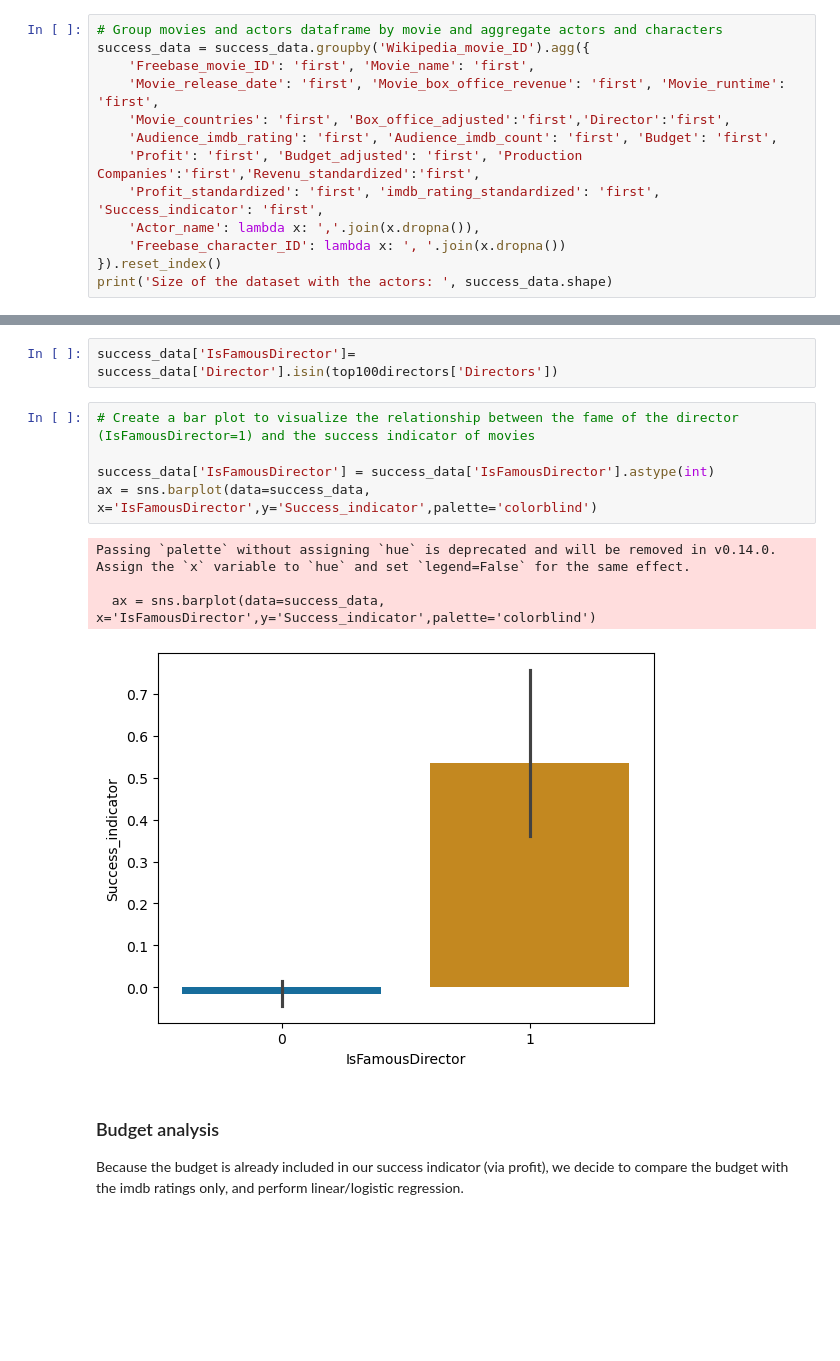
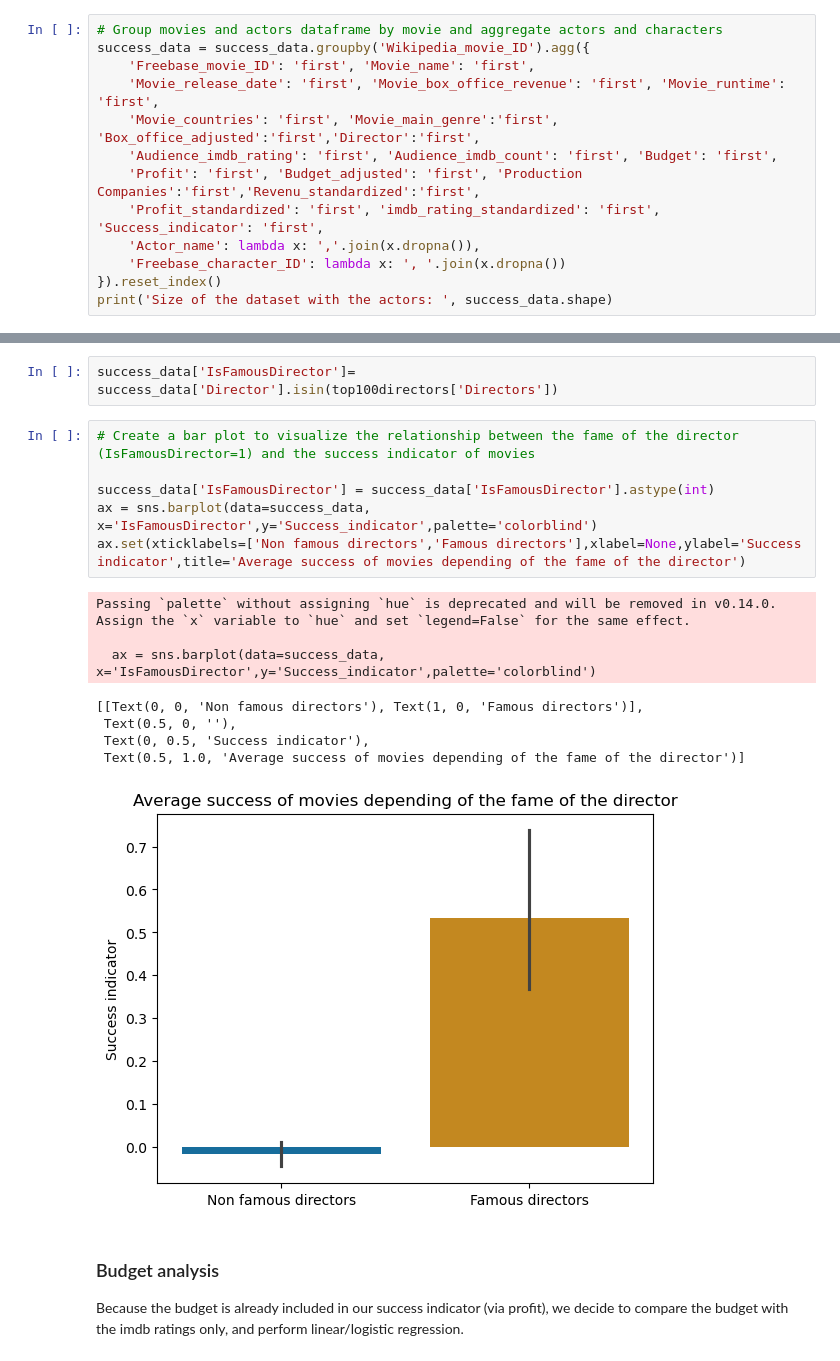
Before and after one commit to epfl-ada/ada-2023-project-randada, a Jupyter notebook: Milestone-3-draft.ipynb, the cells around one changed output, grey strips where cells are left out. Cells and saved outputs as stored; diff of their text form; blank space fills up the shorter version.

```diff
--- a/Milestone-3-draft.ipynb
+++ b/Milestone-3-draft.ipynb
@@ -582,7 +586,7 @@ success_data=success_data.merge(character_metadata[['Wikipedia_movie_ID','Actor_
 success_data = success_data.groupby('Wikipedia_movie_ID').agg({
     'Freebase_movie_ID': 'first', 'Movie_name': 'first',
     'Movie_release_date': 'first', 'Movie_box_office_revenue': 'first', 'Movie_runtime': 'first',
-    'Movie_countries': 'first', 'Box_office_adjusted':'first','Director':'first',
+    'Movie_countries': 'first', 'Movie_main_genre':'first', 'Box_office_adjusted':'first','Director':'first',
     'Audience_imdb_rating': 'first', 'Audience_imdb_count': 'first', 'Budget': 'first',
     'Profit': 'first', 'Budget_adjusted': 'first', 'Production Companies':'first','Revenu_standardized':'first',
     'Profit_standardized': 'first', 'imdb_rating_standardized': 'first', 'Success_indicator': 'first',
@@ -705,13 +710,18 @@ success_data['IsFamousDirector']= success_data['Director'].isin(top100directors[
 # %%
 # Create a bar plot to visualize the relationship between the fame of the director (IsFamousDirector=1) and the success indicator of movies
 
 success_data['IsFamousDirector'] = success_data['IsFamousDirector'].astype(int)
 ax = sns.barplot(data=success_data, x='IsFamousDirector',y='Success_indicator',palette='colorblind')
+ax.set(xticklabels=['Non famous directors','Famous directors'],xlabel=None,ylabel='Success indicator',title='Average success of movies depending of the fame of the director')
 # %% [output]
 Passing `palette` without assigning `hue` is deprecated and will be removed in v0.14.0. Assign the `x` variable to `hue` and set `legend=False` for the same effect.
 
   ax = sns.barplot(data=success_data, x='IsFamousDirector',y='Success_indicator',palette='colorblind')
+[[Text(0, 0, 'Non famous directors'), Text(1, 0, 'Famous directors')],
+ Text(0.5, 0, ''),
+ Text(0, 0.5, 'Success indicator'),
+ Text(0.5, 1.0, 'Average success of movies depending of the fame of the director')]
-[figure, old version]
+[figure, new version]
 # %% [markdown]
 ### Budget analysis
 
```
Also changed, not shown: parts of 14 cells of this notebook.
